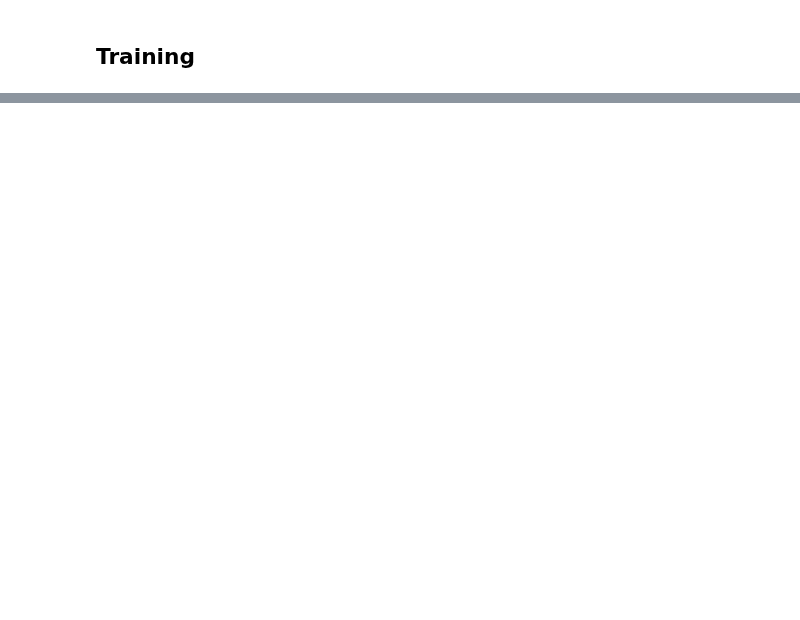
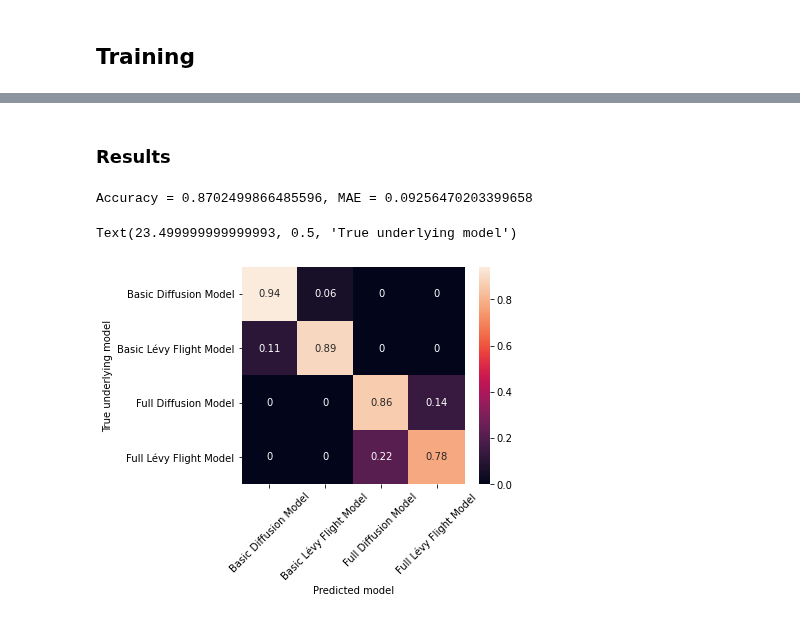
Before and after one commit to elseml/DeepHierarchicalModelComparison, a Jupyter notebook: Python code/Deep_Hierarchical_Model_Dirichlet.ipynb, the cells around one changed output, grey strips where cells are left out. Drawn from its saved outputs; the diff is of its cells as text; code cells hidden in the pictures; blank space fills up the shorter version.

```diff
--- a/Python code/Deep_Hierarchical_Model_Dirichlet.ipynb
+++ b/Python code/Deep_Hierarchical_Model_Dirichlet.ipynb
@@ -1245,0 +1402,19 @@ perf_tester(evidence_net, summary_net, val_data, n_cal_bins=15)
+# %%
+# Get & transform predictions & true indices
+
+probs_100 = tf.concat([evidence_net.predict(summary_net(x_chunk))['m_probs']
+                    for x_chunk in tf.split(val_datasets_100, 500)], axis=0).numpy()
+probs_900_1 = tf.concat([evidence_net.predict(summary_net(x_chunk))['m_probs']
+                    for x_chunk in tf.split(val_datasets_900_1, 500)], axis=0).numpy()
+probs_900_2 = tf.concat([evidence_net.predict(summary_net(x_chunk))['m_probs']
+                    for x_chunk in tf.split(val_datasets_900_2, 500)], axis=0).numpy()
+probs_900 = tf.concat([probs_900_1, probs_900_2], axis=0).numpy()
+
+rounded_predictions_100 = tf.one_hot(tf.argmax(probs_100, axis=1), depth=4)
+rounded_predictions_900 = tf.one_hot(tf.argmax(probs_900, axis=1), depth=4)
+
+rounded_predictions_flat_100 = tf.argmax(probs_100, axis=1)
+rounded_predictions_flat_900 = tf.argmax(probs_900, axis=1)
+
+true_models_flat_100 = tf.argmax(val_indices_100, axis=1)
+true_models_flat_900 = tf.argmax(val_indices_900, axis=1)
@@ -1245,0 +1432,30 @@ perf_tester(evidence_net, summary_net, val_data, n_cal_bins=15)
+# %% [markdown]
+### Results
+# %%
+# Accuracy & MAE
+accuracy = tf.reduce_sum(tf.cast(rounded_predictions_flat_900 == true_models_flat_900, tf.float32))/len(true_models_flat_900)
+mae = mean_absolute_error(val_indices_900, probs_900)
+print('Accuracy = {}, MAE = {}'.format(accuracy, mae))
+# %% [output]
+Accuracy = 0.8702499866485596, MAE = 0.09256470203399658
+# %%
+# Confusion matrix
+
+cm = confusion_matrix(true_models_flat_900, rounded_predictions_flat_900)
+cm = cm.astype('float') / cm.sum(axis=1)[:, np.newaxis]
+cm = cm.round(2)
+
+labels = ['Basic Diffusion Model',
+          'Basic Lévy Flight Model',
+           'Full Diffusion Model',
+           'Full Lévy Flight Model',]
+df_cm = pd.DataFrame(cm, index = labels, columns = labels)
+plt.figure(figsize = (5,4))
+sns.heatmap(df_cm, annot=True)
+plt.xticks(rotation=45)
+plt.xlabel('Predicted model')
+plt.ylabel('True underlying model')
+#plt.savefig('Diffusion_conf_matrix.png', dpi=300, bbox_inches='tight')
+# %% [output]
+Text(23.499999999999993, 0.5, 'True underlying model')
+[figure, added]
```
Also changed, not shown: parts of 48 cells of this notebook.
